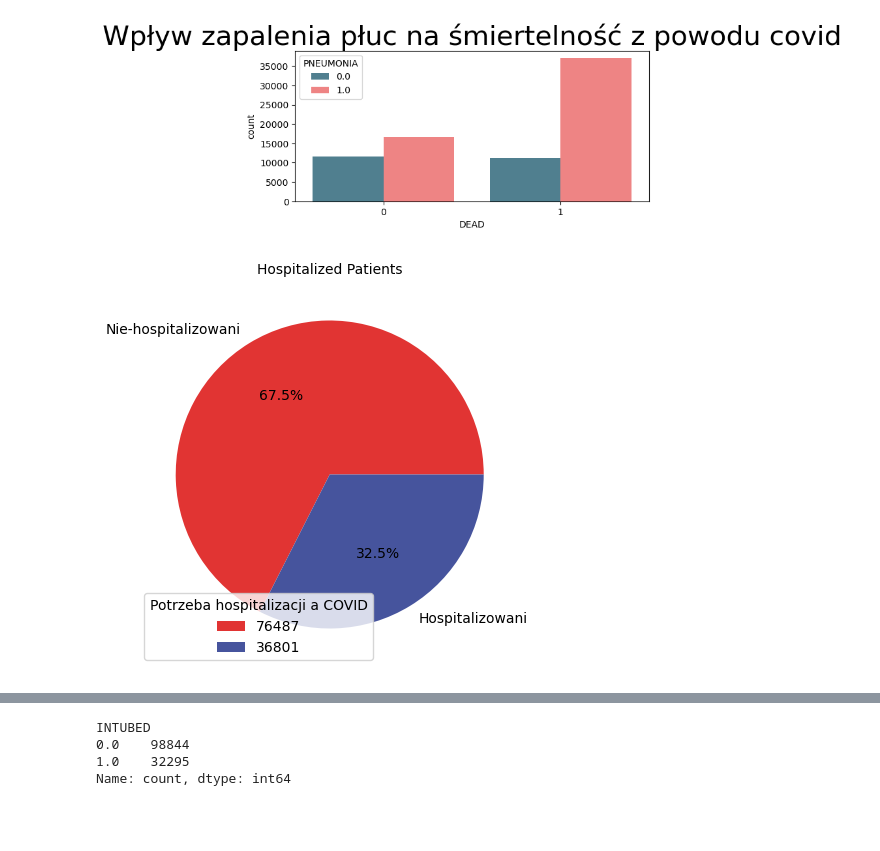
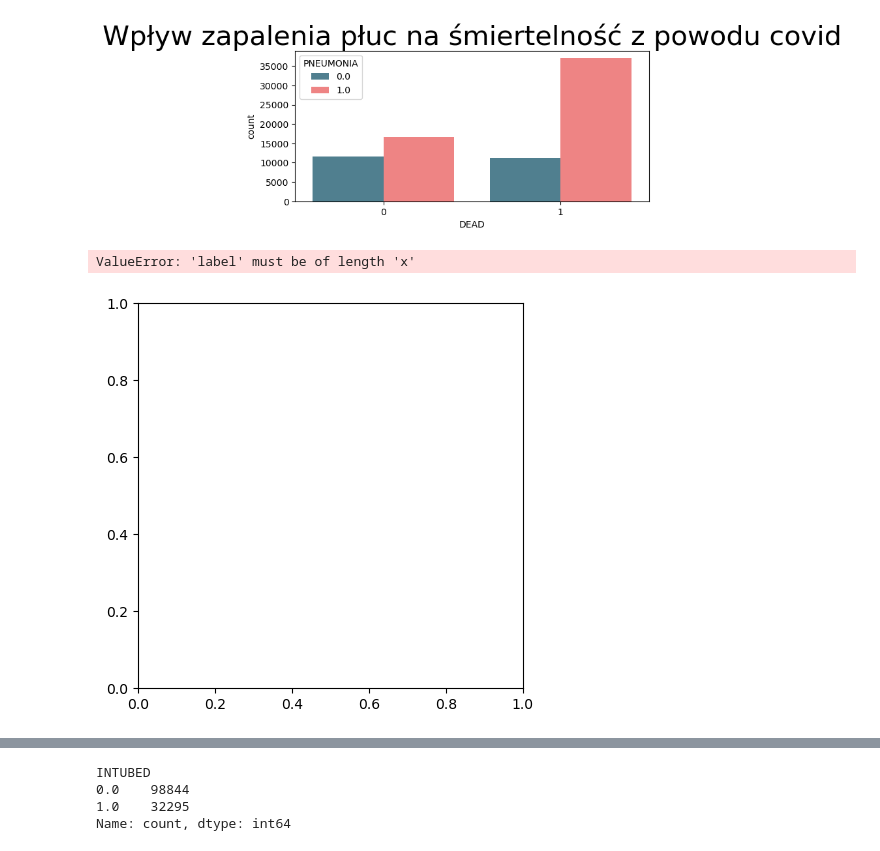
Before and after one commit to infoshareacademy/jdszr15-ITdepends, a Jupyter notebook: covid1.ipynb, the cells around one changed output, grey strips where cells are left out. Saved outputs shown, nothing was run; the diff lists cells and outputs as text; code cells hidden in the pictures; blank space fills up the shorter version.

Commit message:
added covid files

```diff
--- a/covid1.ipynb
+++ b/covid1.ipynb
@@ -120,15 +164,18 @@ plt.show()
 # %% [output]
 [figure]
 # %%
+
+
 labels = ["Nie-hospitalizowani", "Hospitalizowani"]
-sizes =filtered_covid2['HOSPITALIZED'].value_counts()
+sizes = filtered_covid2['HOSPITALIZED'].value_counts()
 colors = ['#e13433', '#46549d']
-plt.figure(figsize = (5,5))
-plt.pie(sizes, labels=labels, autopct='%1.1f%%', textprops={'fontsize':10},
-        colors = colors,)
-plt.title('Hospitalized Patients',color = 'black',fontsize = 10)
-plt.legend(filtered_covid2['HOSPITALIZED'].value_counts(), loc = 'lower left', title = 'Potrzeba hospitalizacji a COVID')
+
+plt.figure(figsize=(5, 5))
+plt.pie(sizes, labels=labels, autopct='%1.1f%%', textprops={'fontsize': 10}, colors=colors)
+plt.title('Hospitalized Patients', color='black', fontsize=10)
+plt.legend(labels, loc='lower left', title='Potrzeba hospitalizacji a COVID')
 plt.show()
 # %% [output]
+ValueError: 'label' must be of length 'x'
-[figure, old version]
+[figure, new version]
 # %%
```
Also changed, not shown: parts of 7 cells of this notebook, 2 other files.
